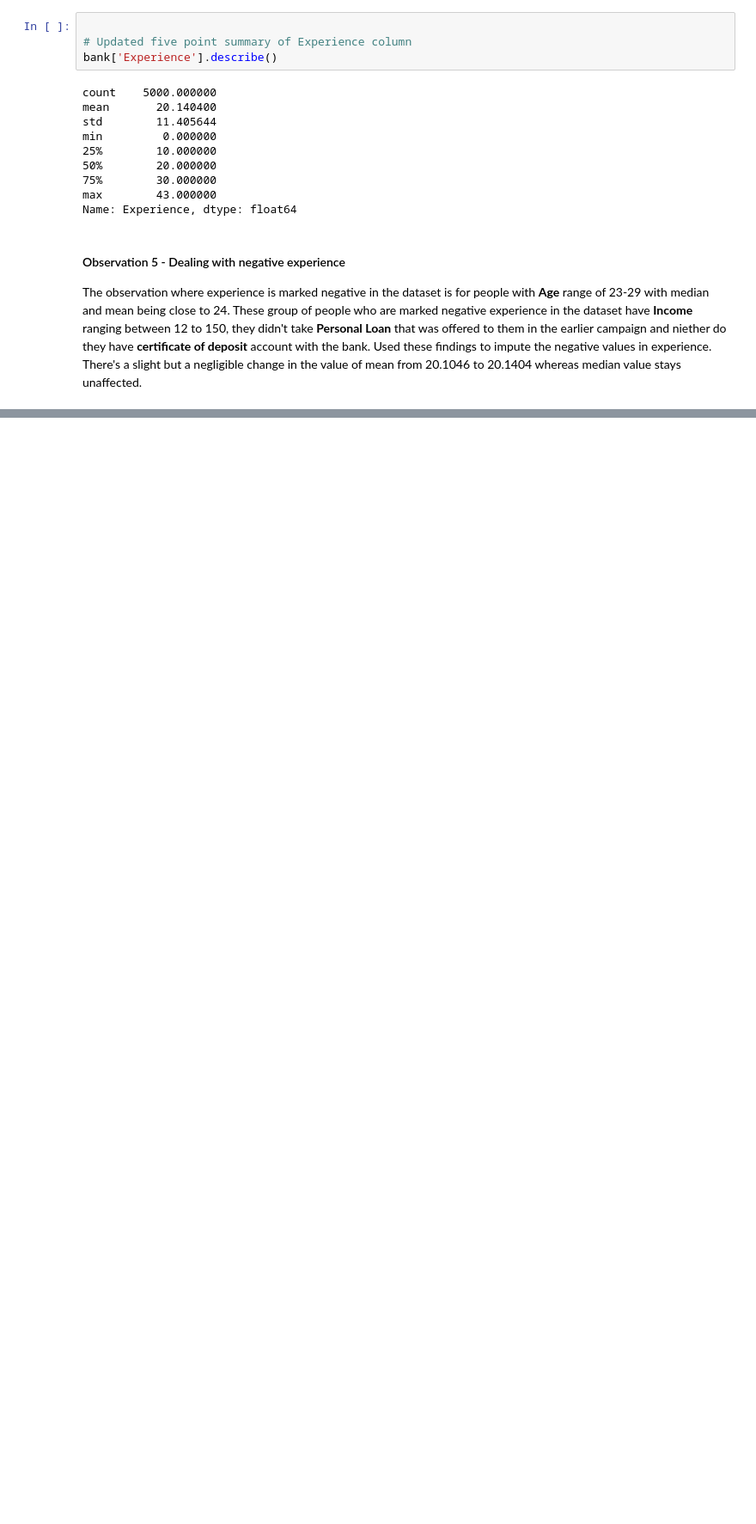
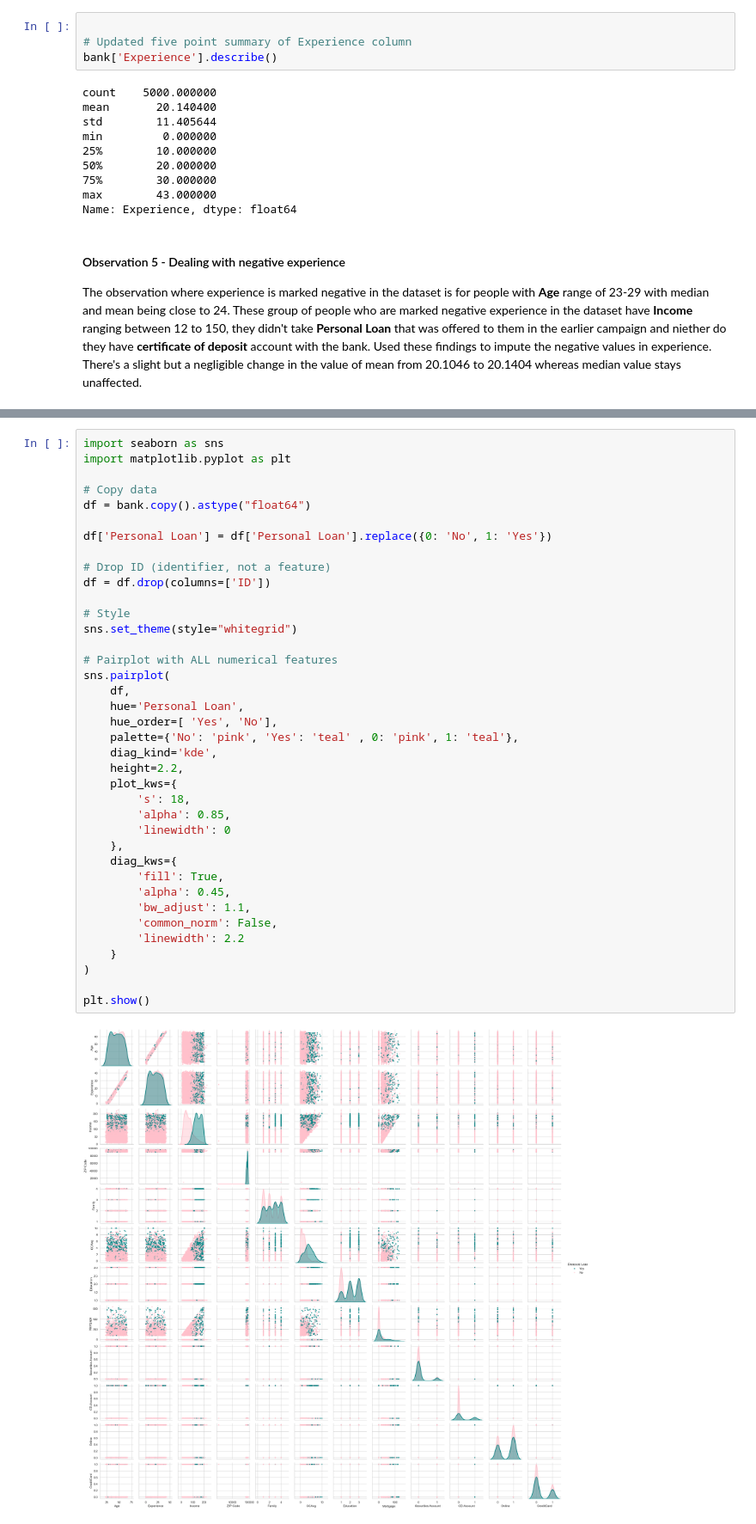
Before and after one commit to uniqueupsc/Projects_AIML, a Jupyter notebook: 02_Supervised_Machine_Learning/02_Supervised_Machine_Learning.ipynb, the cells around one changed output, grey strips where cells are left out. Shown at 86% size. Saved outputs shown, nothing was run; the diff lists cells and outputs as text; blank space fills up the shorter version.

```diff
--- a/02_Supervised_Machine_Learning/02_Supervised_Machine_Learning.ipynb
+++ b/02_Supervised_Machine_Learning/02_Supervised_Machine_Learning.ipynb
@@ -272,0 +332,40 @@ The observation where experience is marked negative in the dataset is for people
+# %%
+import seaborn as sns
+import matplotlib.pyplot as plt
+
+# Copy data
+df = bank.copy().astype("float64")
+
+df['Personal Loan'] = df['Personal Loan'].replace({0: 'No', 1: 'Yes'})
+
+# Drop ID (identifier, not a feature)
+df = df.drop(columns=['ID'])
+
+# Style
+sns.set_theme(style="whitegrid")
+
+# Pairplot with ALL numerical features
+sns.pairplot(
+    df,
+    hue='Personal Loan',
+    hue_order=[ 'Yes', 'No'],
+    palette={'No': 'pink', 'Yes': 'teal' , 0: 'pink', 1: 'teal'},
+    diag_kind='kde',
+    height=2.2,
+    plot_kws={
+        's': 18,
+        'alpha': 0.85,
+        'linewidth': 0
+    },
+    diag_kws={
+        'fill': True,
+        'alpha': 0.45,
+        'bw_adjust': 1.1,
+        'common_norm': False,
+        'linewidth': 2.2
+    }
+)
+
+plt.show()
+# %% [output]
+[figure, added]
```
Also changed, not shown: parts of 4 cells of this notebook.
